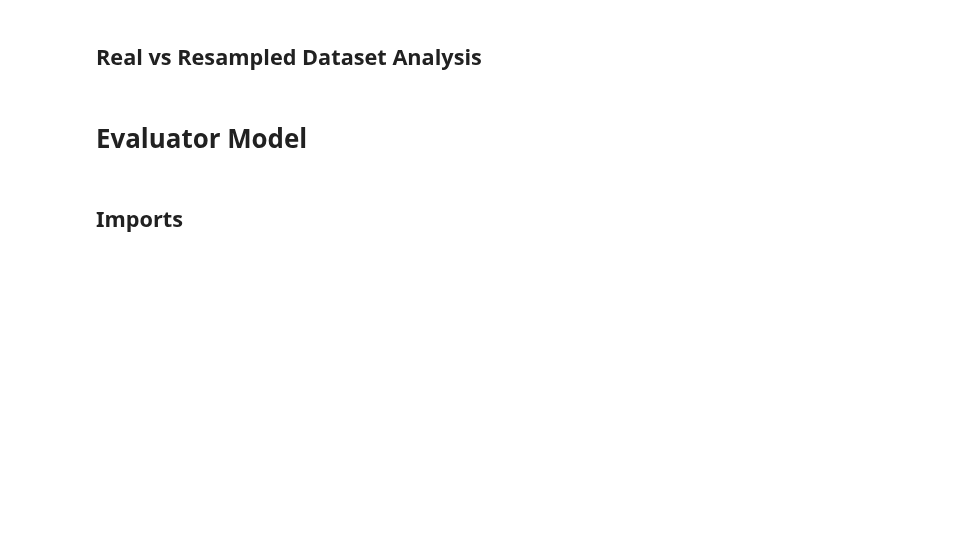
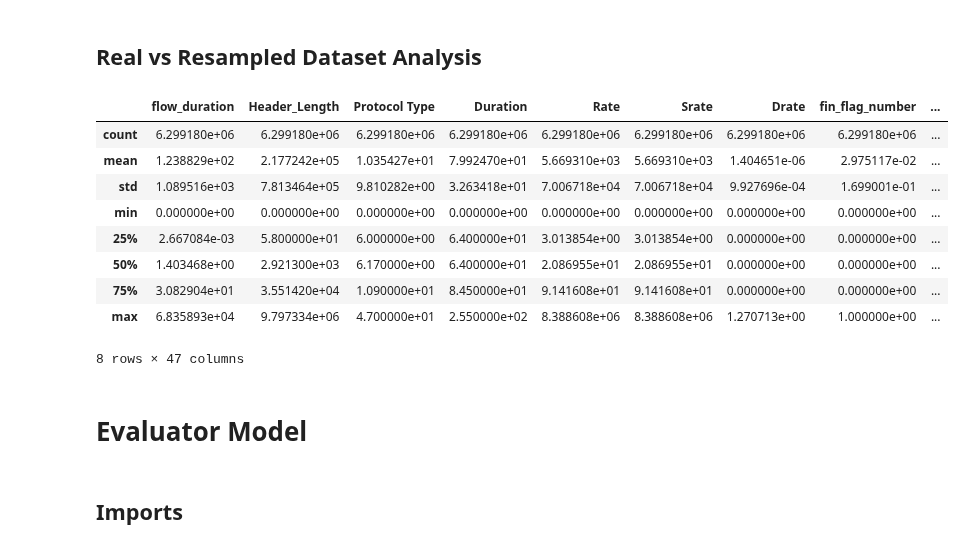
Before and after one commit to Keko787/Generating-a-Balanced-IoT-Cyber-Attack-Dataset-with-GAN-COIL-Collaboration-, a Jupyter notebook: classical_sampling_techniques/oversampling/smote.ipynb, the cells around one changed output. Cells and saved outputs as stored; diff of their text form; code cells hidden in the pictures; blank space fills up the shorter version.

```diff
--- a/classical_sampling_techniques/oversampling/smote.ipynb
+++ b/classical_sampling_techniques/oversampling/smote.ipynb
@@ -214,5 +353,16 @@ full_data_resampled.head()
 # %% [markdown]
 ## Real vs Resampled Dataset Analysis
 # %%
-full_data_resampled.describe()
+all_data_resampled[apply_classes[0]].describe()
+# %% [output]
+|  | flow_duration | Header_Length | Protocol Type | Duration | Rate | Srate | Drate | fin_flag_number | ... |
+| count | 6.299180e+06 | 6.299180e+06 | 6.299180e+06 | 6.299180e+06 | 6.299180e+06 | 6.299180e+06 | 6.299180e+06 | 6.299180e+06 | ... |
+| mean | 1.238829e+02 | 2.177242e+05 | 1.035427e+01 | 7.992470e+01 | 5.669310e+03 | 5.669310e+03 | 1.404651e-06 | 2.975117e-02 | ... |
+| std | 1.089516e+03 | 7.813464e+05 | 9.810282e+00 | 3.263418e+01 | 7.006718e+04 | 7.006718e+04 | 9.927696e-04 | 1.699001e-01 | ... |
+| min | 0.000000e+00 | 0.000000e+00 | 0.000000e+00 | 0.000000e+00 | 0.000000e+00 | 0.000000e+00 | 0.000000e+00 | 0.000000e+00 | ... |
+| 25% | 2.667084e-03 | 5.800000e+01 | 6.000000e+00 | 6.400000e+01 | 3.013854e+00 | 3.013854e+00 | 0.000000e+00 | 0.000000e+00 | ... |
+| 50% | 1.403468e+00 | 2.921300e+03 | 6.170000e+00 | 6.400000e+01 | 2.086955e+01 | 2.086955e+01 | 0.000000e+00 | 0.000000e+00 | ... |
+| 75% | 3.082904e+01 | 3.551420e+04 | 1.090000e+01 | 8.450000e+01 | 9.141608e+01 | 9.141608e+01 | 0.000000e+00 | 0.000000e+00 | ... |
+| max | 6.835893e+04 | 9.797334e+06 | 4.700000e+01 | 2.550000e+02 | 8.388608e+06 | 8.388608e+06 | 1.270713e+00 | 1.000000e+00 | ... |
+8 rows × 47 columns
 # %%
```
Also changed, not shown: parts of 19 cells of this notebook.
